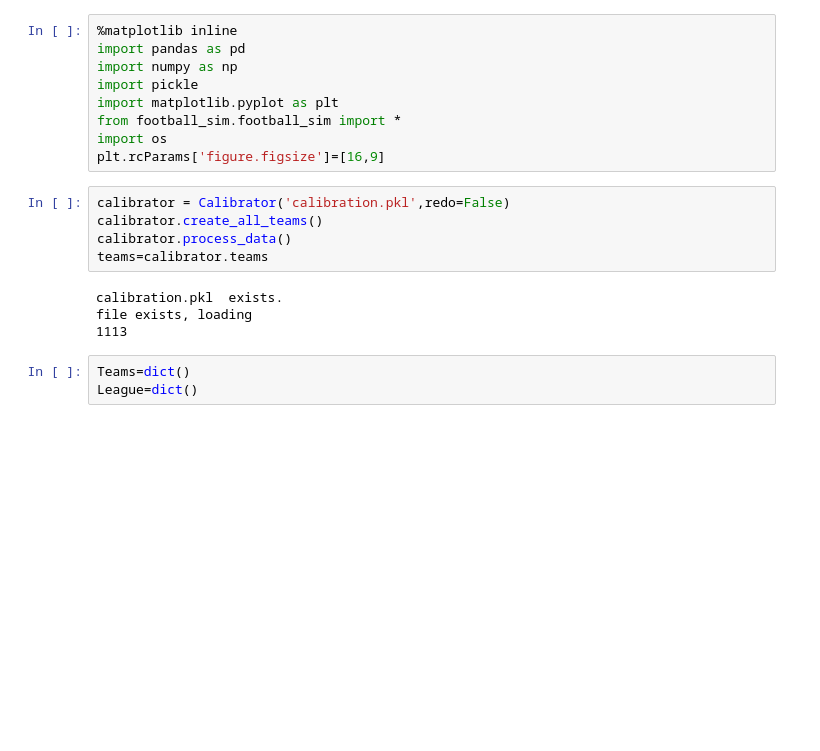
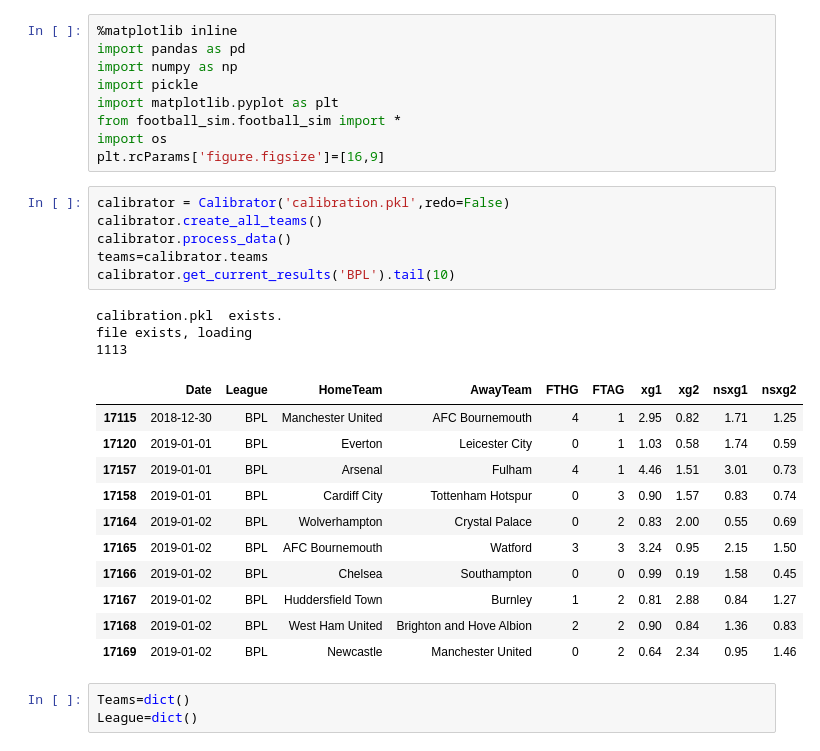
Before and after one commit to tchnvkng/football_sim, a Jupyter notebook: pl2.ipynb, the cells around one changed output. Cells and saved outputs as stored; diff of their text form; blank space fills up the shorter version.

```diff
--- a/pl2.ipynb
+++ b/pl2.ipynb
@@ -10,12 +10,24 @@ plt.rcParams['figure.figsize']=[16,9]
 # %%
 calibrator = Calibrator('calibration.pkl',redo=False)
 calibrator.create_all_teams()
 calibrator.process_data()
 teams=calibrator.teams
+calibrator.get_current_results('BPL').tail(10)
 # %% [output]
 calibration.pkl  exists.
 file exists, loading
 1113
+|  | Date | League | HomeTeam | AwayTeam | FTHG | FTAG | xg1 | xg2 | nsxg1 | nsxg2 |
+| 17115 | 2018-12-30 | BPL | Manchester United | AFC Bournemouth | 4 | 1 | 2.95 | 0.82 | 1.71 | 1.25 |
+| 17120 | 2019-01-01 | BPL | Everton | Leicester City | 0 | 1 | 1.03 | 0.58 | 1.74 | 0.59 |
+| 17157 | 2019-01-01 | BPL | Arsenal | Fulham | 4 | 1 | 4.46 | 1.51 | 3.01 | 0.73 |
+| 17158 | 2019-01-01 | BPL | Cardiff City | Tottenham Hotspur | 0 | 3 | 0.90 | 1.57 | 0.83 | 0.74 |
+| 17164 | 2019-01-02 | BPL | Wolverhampton | Crystal Palace | 0 | 2 | 0.83 | 2.00 | 0.55 | 0.69 |
+| 17165 | 2019-01-02 | BPL | AFC Bournemouth | Watford | 3 | 3 | 3.24 | 0.95 | 2.15 | 1.50 |
+| 17166 | 2019-01-02 | BPL | Chelsea | Southampton | 0 | 0 | 0.99 | 0.19 | 1.58 | 0.45 |
+| 17167 | 2019-01-02 | BPL | Huddersfield Town | Burnley | 1 | 2 | 0.81 | 2.88 | 0.84 | 1.27 |
+| 17168 | 2019-01-02 | BPL | West Ham United | Brighton and Hove Albion | 2 | 2 | 0.90 | 0.84 | 1.36 | 0.83 |
+| 17169 | 2019-01-02 | BPL | Newcastle | Manchester United | 0 | 2 | 0.64 | 2.34 | 0.95 | 1.46 |
 # %%
 Teams=dict()
 League=dict()
```
Also changed, not shown: parts of 2 cells of this notebook, 1 other file.
